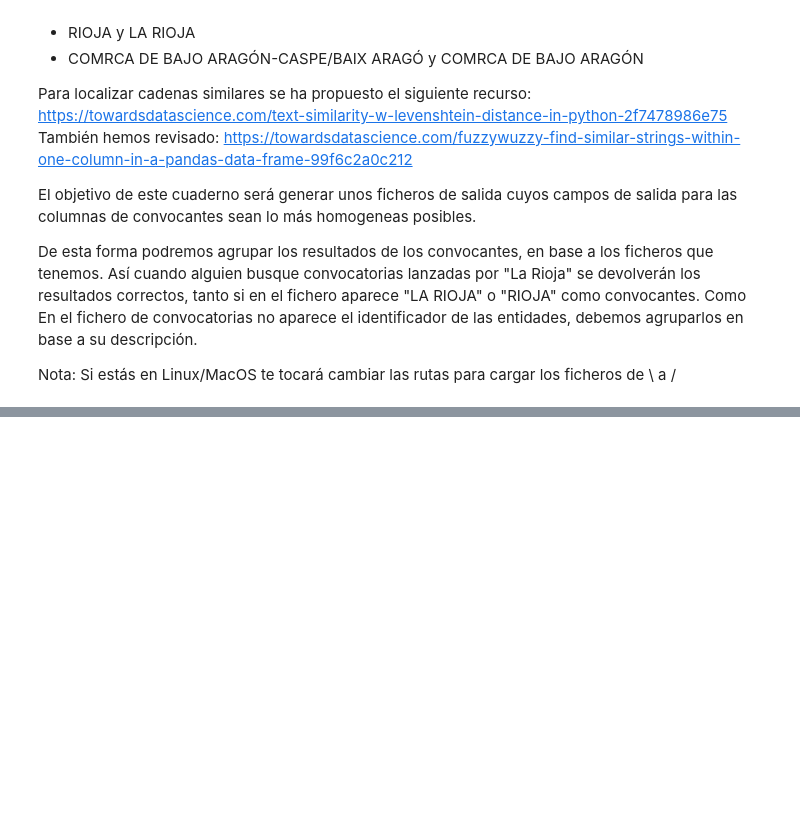
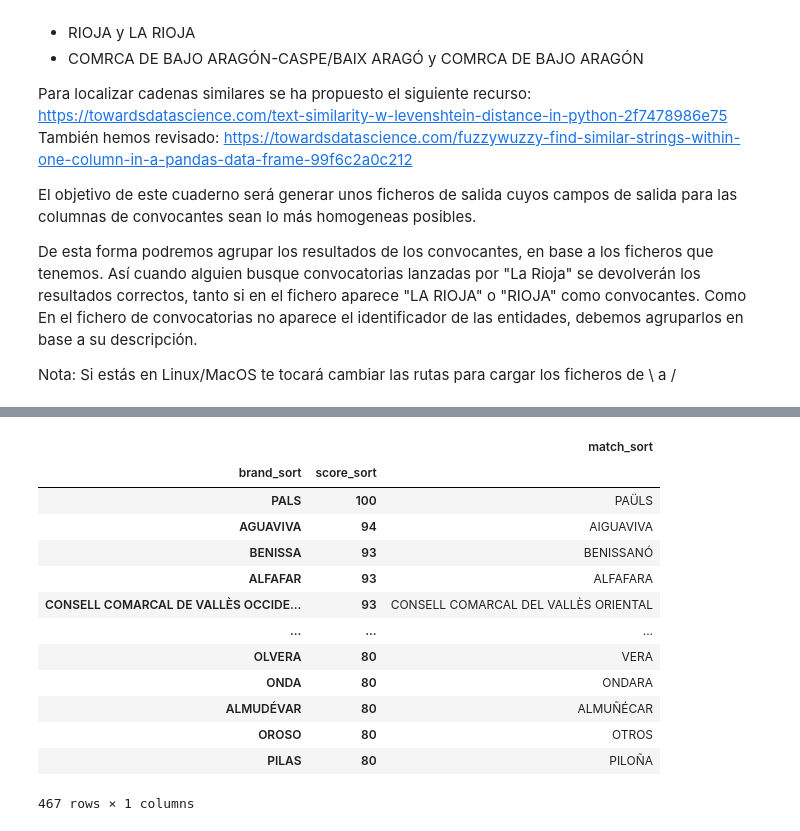
Before and after one commit to JaimeObregon/subvenciones, a Jupyter notebook: notebooks/analisis-similaridad-convocantes.ipynb, the cells around one changed output, grey strips where cells are left out. Saved outputs shown, nothing was run; the diff lists cells and outputs as text; code cells hidden in the pictures; blank space fills up the shorter version.

```diff
--- a/notebooks/analisis-similaridad-convocantes.ipynb
+++ b/notebooks/analisis-similaridad-convocantes.ipynb
@@ -191,0 +183,8 @@ df.loc[[58300439]]
+# %%
+#Create tuples of brand names, matched brand names, and the score
+score_sort = [(x,) + i
+             for x in convocantesN1_unicos
+             for i in process.extract(x, convocantesN1_unicos, scorer=fuzz.token_sort_ratio)]
+#Create a dataframe from the tuples
+similarity_sort = pd.DataFrame(score_sort, columns=['brand_sort','match_sort','score_sort'])
+similarity_sort.head()
@@ -191,0 +198,4 @@ df.loc[[58300439]]
+# %%
+import numpy as np
+similarity_sort['sorted_brand_sort'] = np.minimum(similarity_sort['brand_sort'], similarity_sort['match_sort'])
+similarity_sort.head()
@@ -191,0 +209,24 @@ df.loc[[58300439]]
+# %%
+high_score_sort = similarity_sort[(similarity_sort['score_sort'] >= 80) &
+                (similarity_sort['brand_sort'] !=  similarity_sort['match_sort']) &
+                (similarity_sort['sorted_brand_sort'] != similarity_sort['match_sort'])]
+high_score_sort = high_score_sort.drop('sorted_brand_sort',axis=1).copy()
+# %%
+high_score_sort.groupby(['brand_sort','score_sort']).agg(
+                        {'match_sort': ', '.join}).sort_values(
+                        ['score_sort'], ascending=False)
+# %% [output]
+|  |  | match_sort |
+| brand_sort | score_sort |  |
+| PALS | 100 | PAÜLS |
+| AGUAVIVA | 94 | AIGUAVIVA |
+| BENISSA | 93 | BENISSANÓ |
+| ALFAFAR | 93 | ALFAFARA |
+| CONSELL COMARCAL DE VALLÈS OCCIDE... | 93 | CONSELL COMARCAL DEL VALLÈS ORIENTAL |
+| ... | ... | ... |
+| OLVERA | 80 | VERA |
+| ONDA | 80 | ONDARA |
+| ALMUDÉVAR | 80 | ALMUÑÉCAR |
+| OROSO | 80 | OTROS |
+| PILAS | 80 | PILOÑA |
+467 rows × 1 columns
```
Also changed, not shown: parts of 45 cells of this notebook, 2 other files.
